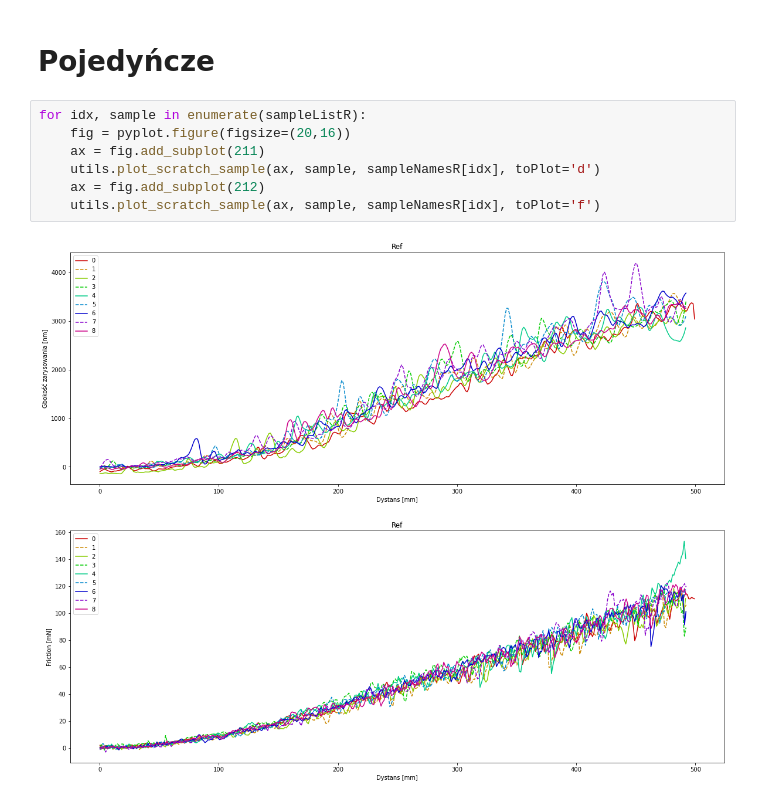
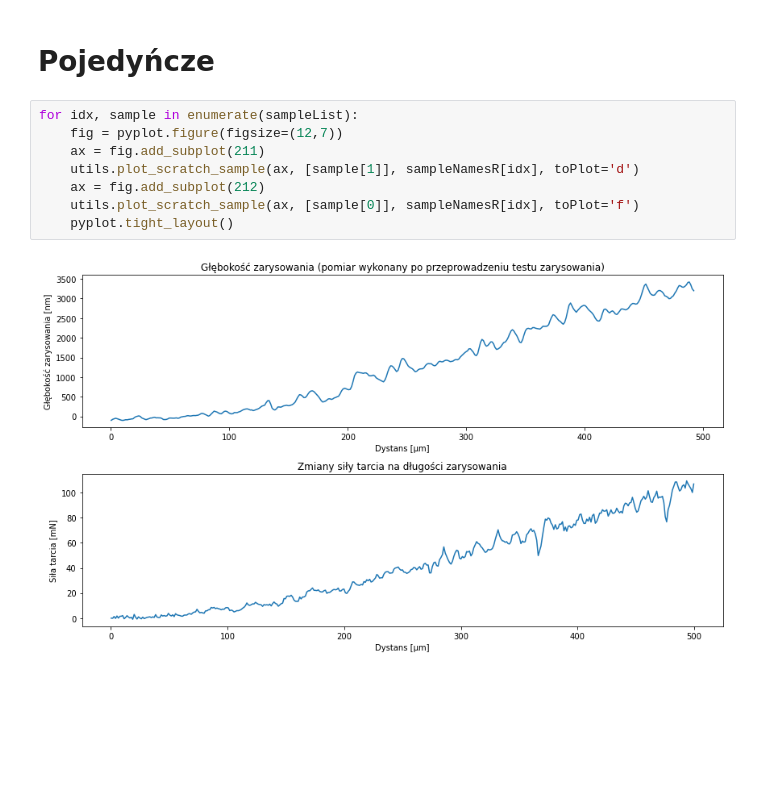
Before and after one commit to antoszy/Scratch-Analysis, a Jupyter notebook: scratch_analysis.ipynb, the cells around one changed output. Cells and saved outputs as stored; diff of their text form; blank space fills up the shorter version.

Commit message:
Improving wear and scratch plotting
Signed-off-by: Michal Antoszkiewicz <mantoszkiewicz@flyps.io>

```diff
--- a/scratch_analysis.ipynb
+++ b/scratch_analysis.ipynb
@@ -132,11 +132,12 @@ for idx, sample in enumerate(sampleListR):
 # %% [markdown]
 # Pojedyńcze
 # %%
-for idx, sample in enumerate(sampleListR):
-    fig = pyplot.figure(figsize=(20,16))
+for idx, sample in enumerate(sampleList):
+    fig = pyplot.figure(figsize=(12,7))
     ax = fig.add_subplot(211)
-    utils.plot_scratch_sample(ax, sample, sampleNamesR[idx], toPlot='d')
+    utils.plot_scratch_sample(ax, [sample[1]], sampleNamesR[idx], toPlot='d')
     ax = fig.add_subplot(212)
-    utils.plot_scratch_sample(ax, sample, sampleNamesR[idx], toPlot='f')
+    utils.plot_scratch_sample(ax, [sample[0]], sampleNamesR[idx], toPlot='f')
+    pyplot.tight_layout()
 # %% [output]
-[figure, old version]
+[figure, new version]
```
Also changed, not shown: parts of 5 cells of this notebook, 3 other files.
